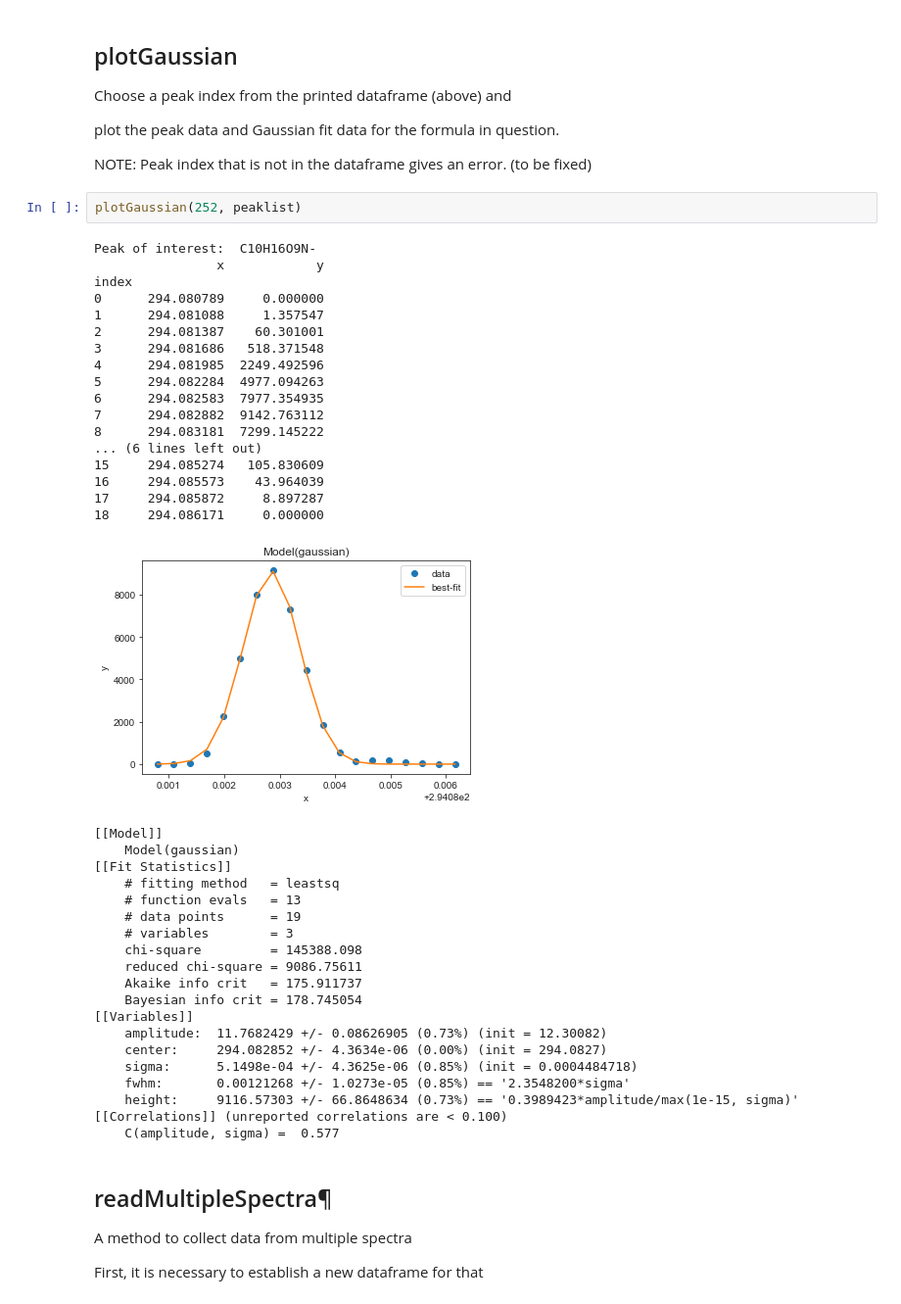
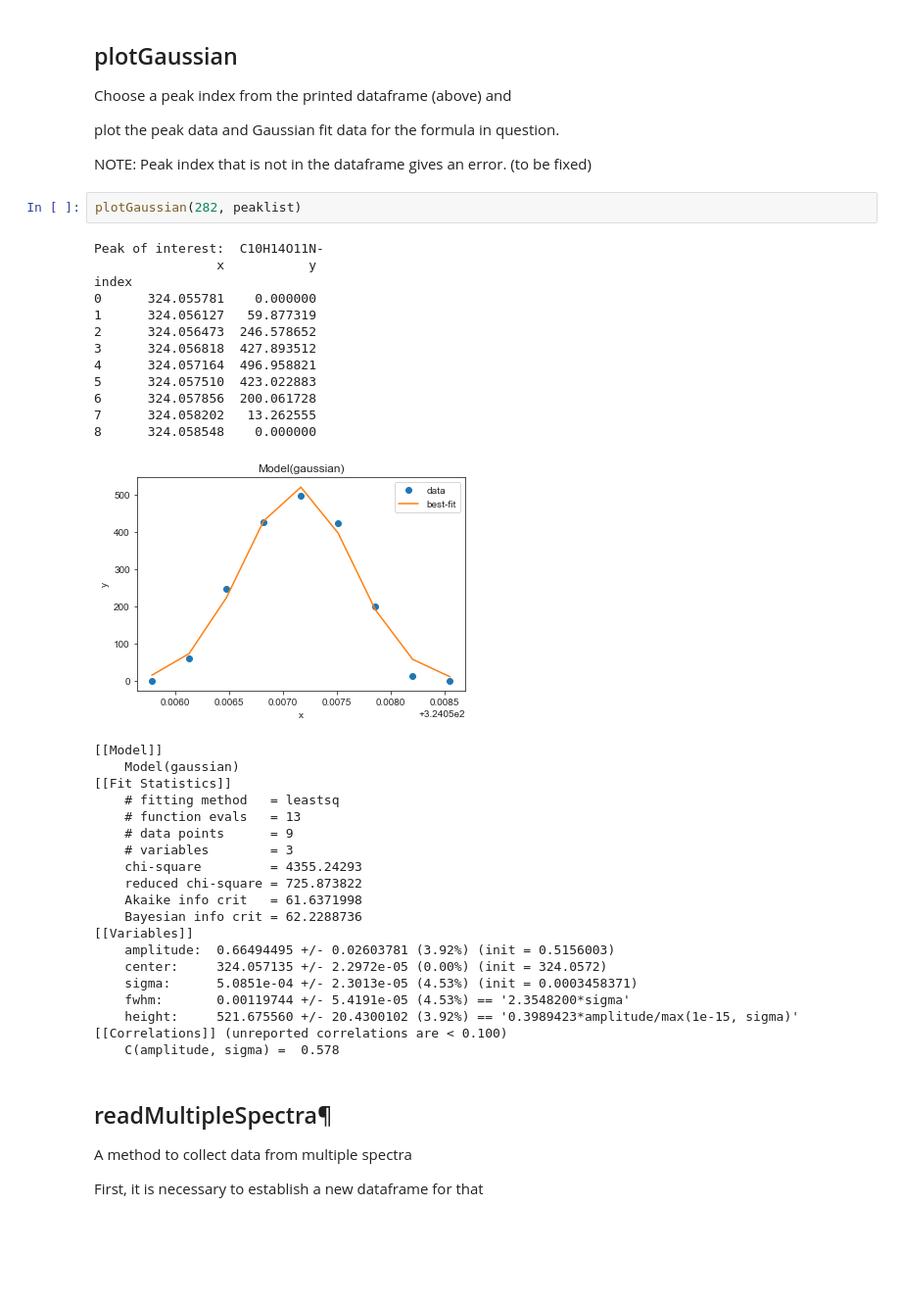
Before and after one commit to jokinen77/DataScienceProject1-Orbitrap, a Jupyter notebook: DataProcessing0.ipynb, the cells around one changed output. Shown: that part at 98% size. Saved outputs shown, nothing was run; the diff lists cells and outputs as text; blank space fills up the shorter version.

```diff
--- a/DataProcessing0.ipynb
+++ b/DataProcessing0.ipynb
@@ -755,45 +823,40 @@ plot the peak data and Gaussian fit data for the formula in question.
 
 NOTE:  Peak index that is not in the dataframe gives an error. (to be fixed)
 # %%
-plotGaussian(252, peaklist)
+plotGaussian(282, peaklist)
 # %% [output]
-Peak of interest:  C10H16O9N-
-                x            y
+Peak of interest:  C10H14O11N-
+                x           y
 index
-0      294.080789     0.000000
-1      294.081088     1.357547
-2      294.081387    60.301001
-3      294.081686   518.371548
-4      294.081985  2249.492596
-5      294.082284  4977.094263
-6      294.082583  7977.354935
-7      294.082882  9142.763112
-8      294.083181  7299.145222
-... (6 lines left out)
-15     294.085274   105.830609
-16     294.085573    43.964039
-17     294.085872     8.897287
-18     294.086171     0.000000
+0      324.055781    0.000000
+1      324.056127   59.877319
+2      324.056473  246.578652
+3      324.056818  427.893512
+4      324.057164  496.958821
+5      324.057510  423.022883
+6      324.057856  200.061728
+7      324.058202   13.262555
+8      324.058548    0.000000
-[figure, old version]
+[figure, new version]
 [[Model]]
     Model(gaussian)
 [[Fit Statistics]]
     # fitting method   = leastsq
     # function evals   = 13
-    # data points      = 19
+    # data points      = 9
     # variables        = 3
-    chi-square         = 145388.098
-    reduced chi-square = 9086.75611
-    Akaike info crit   = 175.911737
-    Bayesian info crit = 178.745054
+    chi-square         = 4355.24293
+    reduced chi-square = 725.873822
+    Akaike info crit   = 61.6371998
+    Bayesian info crit = 62.2288736
 [[Variables]]
-    amplitude:  11.7682429 +/- 0.08626905 (0.73%) (init = 12.30082)
-    center:     294.082852 +/- 4.3634e-06 (0.00%) (init = 294.0827)
-    sigma:      5.1498e-04 +/- 4.3625e-06 (0.85%) (init = 0.0004484718)
-    fwhm:       0.00121268 +/- 1.0273e-05 (0.85%) == '2.3548200*sigma'
-    height:     9116.57303 +/- 66.8648634 (0.73%) == '0.3989423*amplitude/max(1e-15, sigma)'
+    amplitude:  0.66494495 +/- 0.02603781 (3.92%) (init = 0.5156003)
+    center:     324.057135 +/- 2.2972e-05 (0.00%) (init = 324.0572)
+    sigma:      5.0851e-04 +/- 2.3013e-05 (4.53%) (init = 0.0003458371)
+    fwhm:       0.00119744 +/- 5.4191e-05 (4.53%) == '2.3548200*sigma'
+    height:     521.675560 +/- 20.4300102 (3.92%) == '0.3989423*amplitude/max(1e-15, sigma)'
 [[Correlations]] (unreported correlations are < 0.100)
-    C(amplitude, sigma) =  0.577
+    C(amplitude, sigma) =  0.578
 # %% [markdown]
 ## readMultipleSpectra¶
 
```
Also changed, not shown: parts of 11 cells of this notebook.
